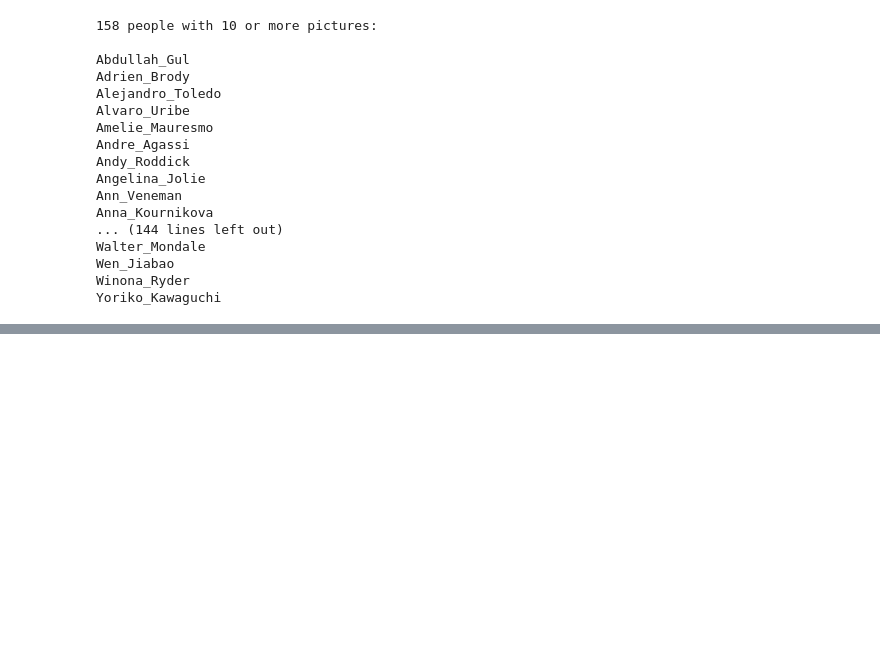
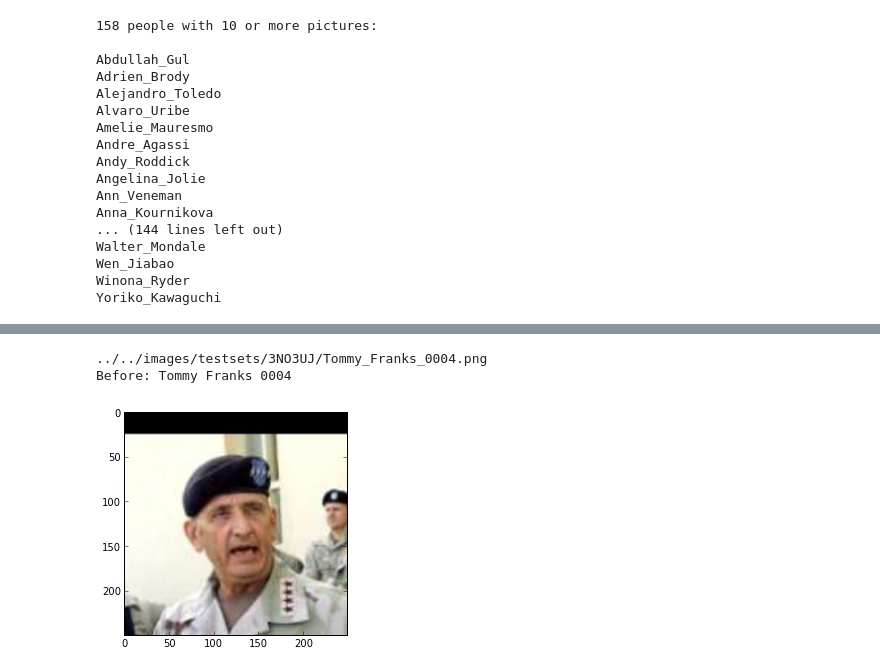
Before and after one commit to arnfred/Mirror-Match, a Jupyter notebook: code/filter-images/Filter-Images.ipynb, the cells around one changed output, grey strips where cells are left out. Saved outputs shown, nothing was run; the diff lists cells and outputs as text; code cells hidden in the pictures; blank space fills up the shorter version.

```diff
--- a/code/filter-images/Filter-Images.ipynb
+++ b/code/filter-images/Filter-Images.ipynb
@@ -49,0 +119,16 @@ Yoriko_Kawaguchi
+# %%
+from random import randint
+
+# how many images we use
+def nb_images() : return randint(1, min_pictures)
+
+
+# Copy images to testset folder
+def get_images() :
+    path = image_folder + "all/"
+    return [image for name in getRandPeople(nb_people)
+                                        for image in getRandImages(name, nb_images())]
+
+# Get images
+images = get_images()
+print(images)
@@ -49,0 +175,10 @@ Yoriko_Kawaguchi
+# %%
+# Get all images in testset
+def getTestset(folder) :
+    # Get a list of images associated with this person
+    return [folder + "/" + str(f) for f in listdir(folder) if isfile(join(folder,f))]
+
+
+# record our testset
+testset = getTestset(foldername)
+print("\n".join(sorted(testset)))
@@ -49,0 +203,18 @@ Yoriko_Kawaguchi
+# %%
+from os import walk, popen
+
+# Crop all images to 150x150 as specified in \cite{liao2011}
+def crop_images(images) :
+    for image in images :
+        arg = "convert " + image + " -gravity center -crop 150x150+0+0 +repage " + image
+        popen(arg)
+
+# Before image
+image_name = choice(testset)
+print(image_name)
+imshow(imread(image_name))
+print("Before: " + image_name.split("/")[-1].split(".")[0].replace('_',' '))
+# %% [output]
+../../images/testsets/3NO3UJ/Tommy_Franks_0004.png
+Before: Tommy Franks 0004
+[figure, added]
```
Also changed, not shown: parts of 13 cells of this notebook, 1 other file.
